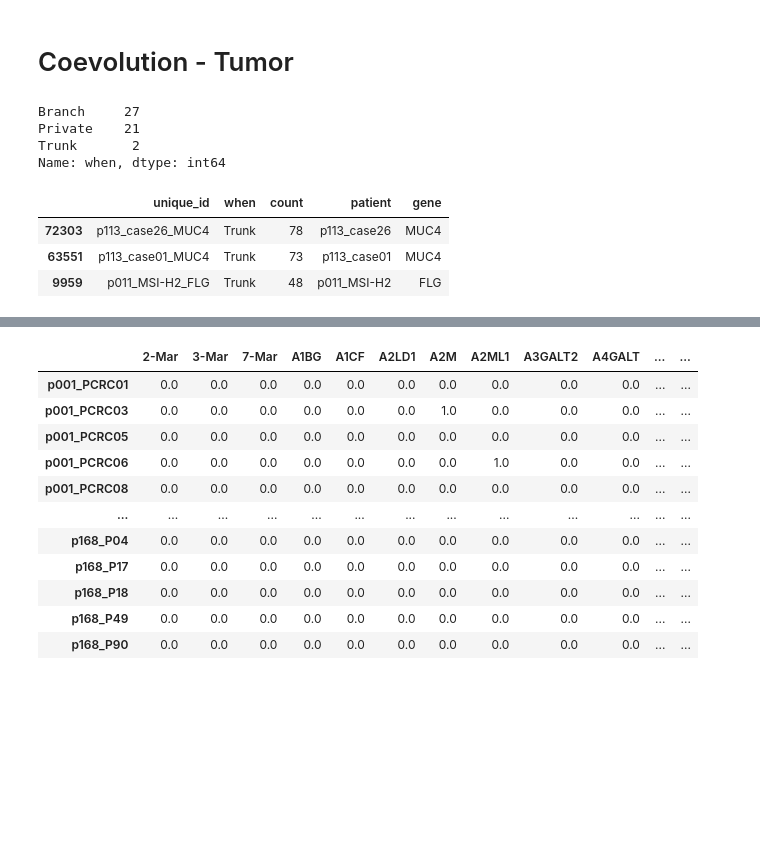
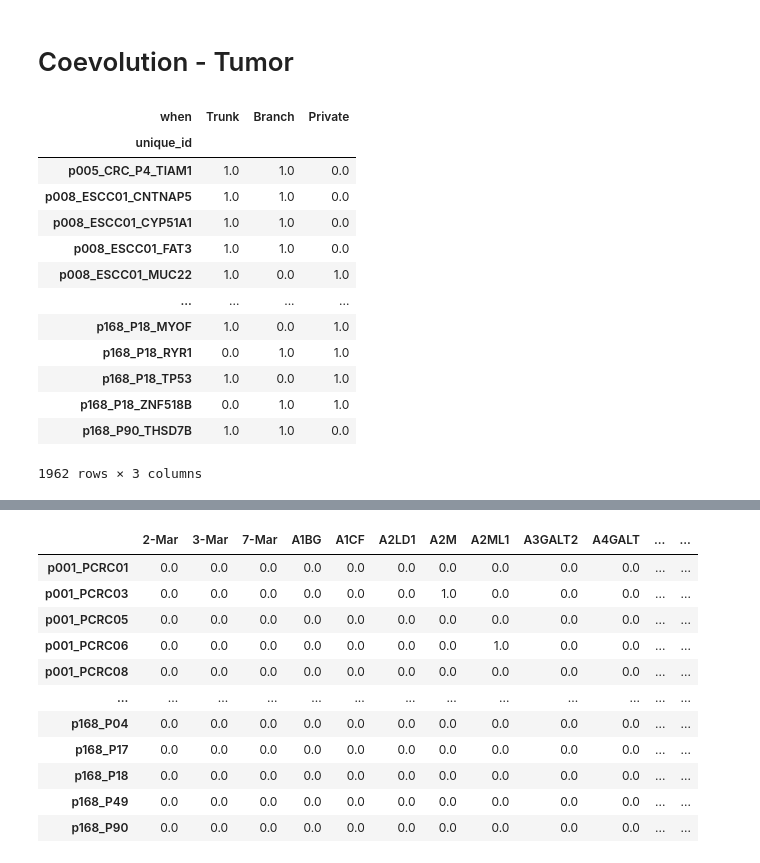
Before and after one commit to lorenzoamir/cci_circuits_paper_2025, a Jupyter notebook: code/notebook.ipynb, the cells around one changed output, grey strips where cells are left out. Drawn from its saved outputs; the diff is of its cells as text; code cells hidden in the pictures; blank space fills up the shorter version.

```diff
--- a/code/notebook.ipynb
+++ b/code/notebook.ipynb
@@ -355,9 +401,12 @@ for col in ['Trunk_mutation', 'Branch_mutation', 'Private_mutation']:
     # Remove nans
     vals = vals.values[keep]
 
-    genes     = [get_gene(x)     for x in vals]
-    mutations = [get_mutation(x) for x in vals]
-    samples   = [get_sample(x)   for x in vals]
+    # allowed_strings = ['(p.', '(amp', '(del']
+    genes, mutations, samples = extract_mutation_info(", ".join(vals), allowed_strings = ['(p.'])
+
+    #genes     = [get_gene(x)     for x in vals]
+    #mutations = [get_mutation(x) for x in vals]
+    #samples   = [get_sample(x)   for x in vals]
 
     df = pd.DataFrame()
     df.index = genes
@@ -382,17 +431,3 @@ counts = df.groupby(['unique_id', 'when']).size().reset_index(name='count')
 counts = counts.sort_values(by='count', ascending=False)
 counts['patient'] = counts['unique_id'].str.split('_').apply(lambda x: '_'.join(x[:-1]))
 counts['gene'] = counts['unique_id'].str.split('_').apply(lambda x: '_'.join(x[-1:]))
-# %%
-df.loc['p164_P2_MUC3A'].when.value_counts()
-# %% [output]
-Branch     27
-Private    21
-Trunk       2
-Name: when, dtype: int64
-# %%
-counts.head(3)
-# %% [output]
-|  | unique_id | when | count | patient | gene |
-| 72303 | p113_case26_MUC4 | Trunk | 78 | p113_case26 | MUC4 |
-| 63551 | p113_case01_MUC4 | Trunk | 73 | p113_case01 | MUC4 |
-| 9959 | p011_MSI-H2_FLG | Trunk | 48 | p011_MSI-H2 | FLG |
@@ -413,0 +453,17 @@ pivot_df['Private']  = pivot_df['Branch'] + pivot_df['Private'] # Not summing tr
+# %%
+pivot_df
+# %% [output]
+| when | Trunk | Branch | Private |
+| unique_id |  |  |  |
+| p005_CRC_P4_TIAM1 | 1.0 | 1.0 | 0.0 |
+| p008_ESCC01_CNTNAP5 | 1.0 | 1.0 | 0.0 |
+| p008_ESCC01_CYP51A1 | 1.0 | 1.0 | 0.0 |
+| p008_ESCC01_FAT3 | 1.0 | 1.0 | 0.0 |
+| p008_ESCC01_MUC22 | 1.0 | 0.0 | 1.0 |
+| ... | ... | ... | ... |
+| p168_P18_MYOF | 1.0 | 0.0 | 1.0 |
+| p168_P18_RYR1 | 0.0 | 1.0 | 1.0 |
+| p168_P18_TP53 | 1.0 | 0.0 | 1.0 |
+| p168_P18_ZNF518B | 0.0 | 1.0 | 1.0 |
+| p168_P90_THSD7B | 1.0 | 1.0 | 0.0 |
+1962 rows × 3 columns
```
Also changed, not shown: parts of 21 cells of this notebook.
